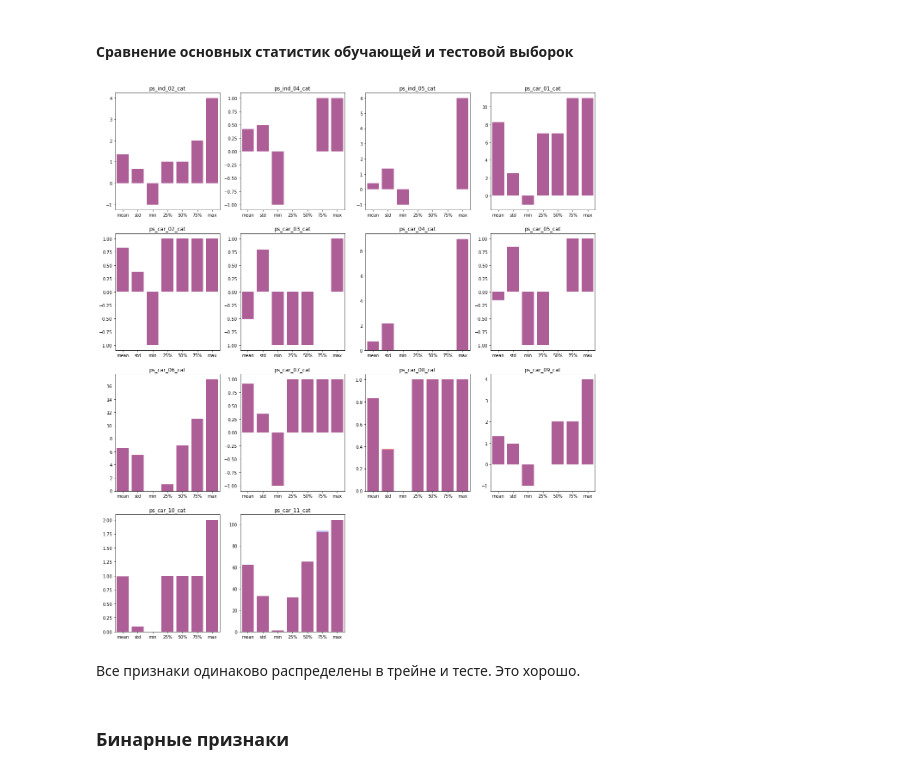
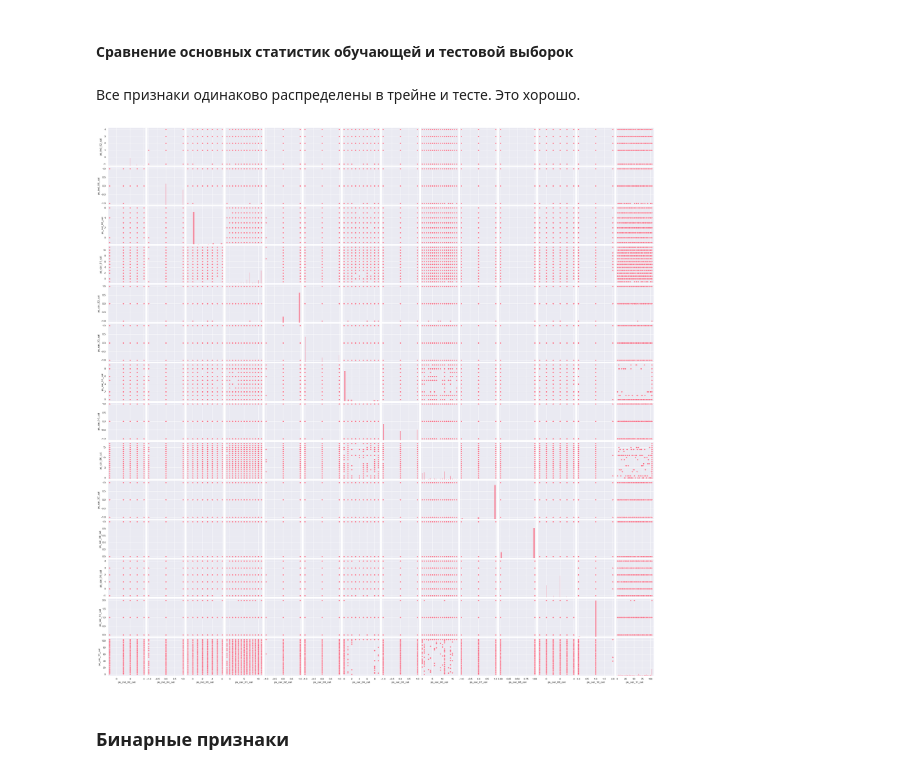
Before and after one commit to annulet/porto_seguro, a Jupyter notebook: porto_seguro.ipynb, the cells around one changed output. Saved outputs shown, nothing was run; the diff lists cells and outputs as text; code cells hidden in the pictures.

```diff
--- a/porto_seguro.ipynb
+++ b/porto_seguro.ipynb
@@ -155,22 +166,24 @@ dtype: int64
 # %% [markdown]
 #### Сравнение основных статистик обучающей и тестовой выборок
 # %%
-plt.figure(figsize=(20,300))
+# plt.figure(figsize=(20,300))
 
-for num, feature in enumerate(category_features):
-    plt.subplot(50,4,num+1)
-    plt.title(feature)
+# for num, feature in enumerate(category_features):
+#     plt.subplot(50,4,num+1)
+#     plt.title(feature)
 
-    train_stat = train_df[feature].describe().drop('count', axis=0)
-    test_stat = test_df[feature].describe().drop('count', axis=0)
+#     train_stat = train_df[feature].describe().drop('count', axis=0)
+#     test_stat = test_df[feature].describe().drop('count', axis=0)
 
-    sns.barplot(x=train_stat.index, y=train_stat.values, alpha=0.6, color='r')
-    sns.barplot(x=test_stat.index, y=test_stat.values, alpha=0.3, color='b')
+#     sns.barplot(x=train_stat.index, y=train_stat.values, alpha=0.6, color='r')
+#     sns.barplot(x=test_stat.index, y=test_stat.values, alpha=0.3, color='b')
 
-plt.show()
+# plt.show()
-# %% [output]
-[figure, removed]
 # %% [markdown]
 Все признаки одинаково распределены в трейне и тесте. Это хорошо.
+# %%
+sns.pairplot(train_df[category_features]);
+# %% [output]
+[figure, added]
 # %% [markdown]
 ### Бинарные признаки
```
Also changed, not shown: parts of 63 cells of this notebook.
